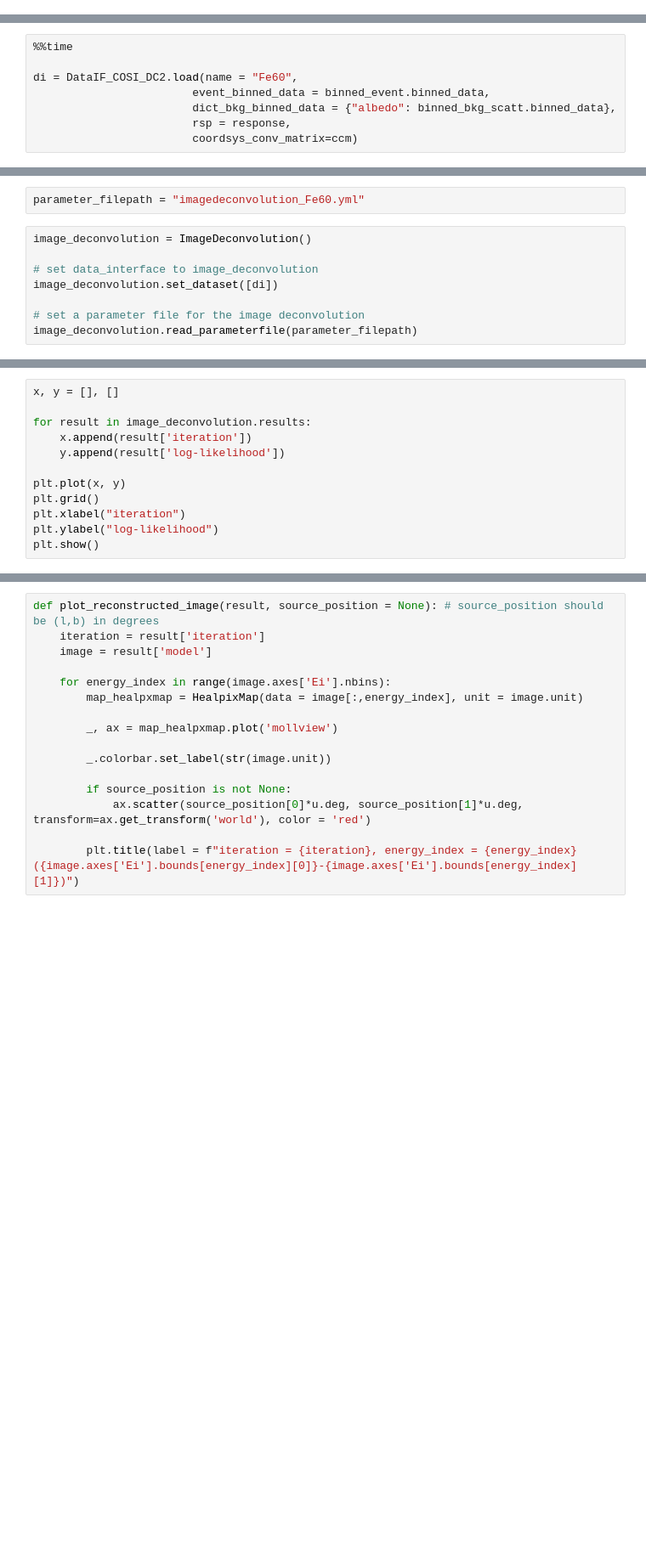
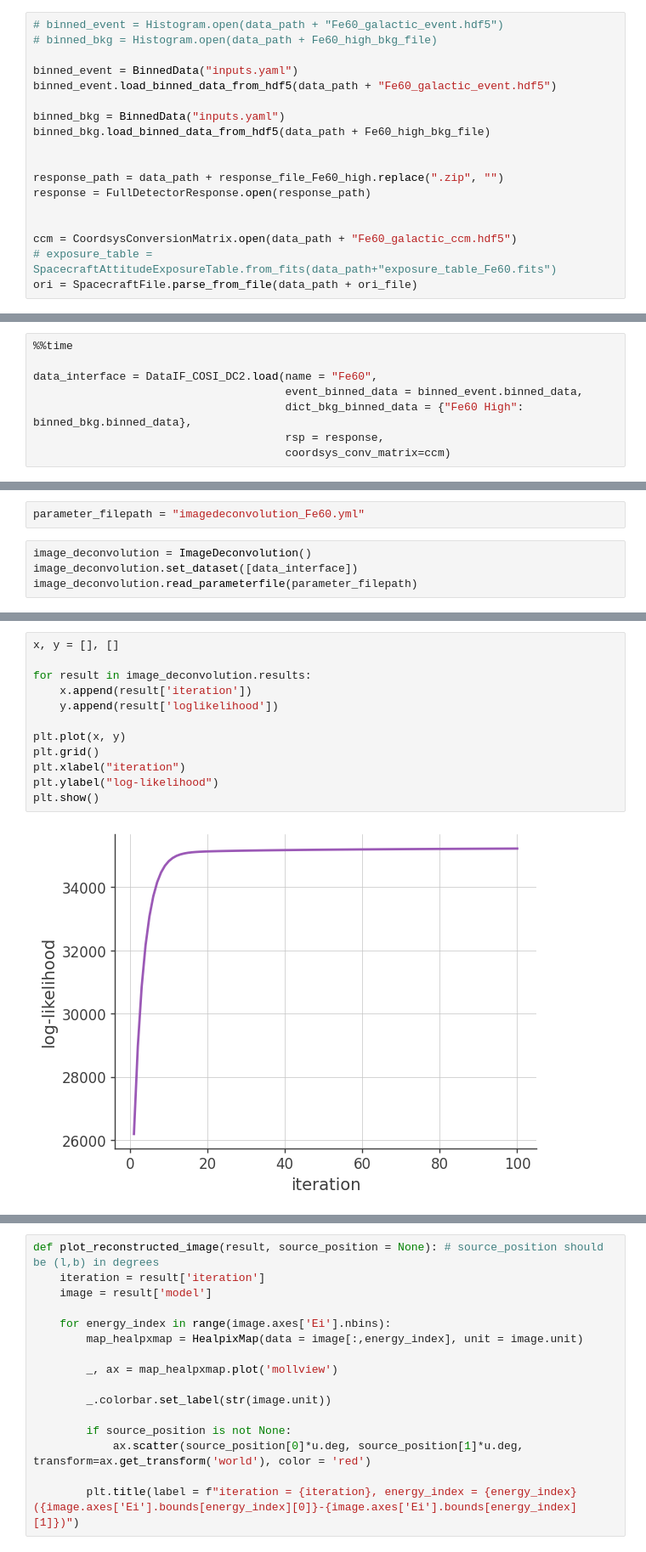
Before and after one commit to RiceKon/cosipy, a Jupyter notebook: docs/tutorials/60Fe/testing/testing.ipynb, the cells around one changed output, grey strips where cells are left out. Shown at 85% size. Saved outputs shown, nothing was run; the diff lists cells and outputs as text; blank space fills up the shorter version.

Commit message:
successfuly created plot

```diff
--- a/docs/tutorials/60Fe/testing/testing.ipynb
+++ b/docs/tutorials/60Fe/testing/testing.ipynb
@@ -420,0 +163,18 @@ binned_bkg_scatt.load_binned_data_from_hdf5(data_path + "60Fe_scatt_bkg.hdf5")
+# %%
+# binned_event = Histogram.open(data_path + "Fe60_galactic_event.hdf5")
+# binned_bkg = Histogram.open(data_path + Fe60_high_bkg_file)
+
+binned_event = BinnedData("inputs.yaml")
+binned_event.load_binned_data_from_hdf5(data_path + "Fe60_galactic_event.hdf5")
+
+binned_bkg = BinnedData("inputs.yaml")
+binned_bkg.load_binned_data_from_hdf5(data_path + Fe60_high_bkg_file)
+
+
+response_path = data_path + response_file_Fe60_high.replace(".zip", "")
+response = FullDetectorResponse.open(response_path)
+
+
+ccm = CoordsysConversionMatrix.open(data_path + "Fe60_galactic_ccm.hdf5")
+# exposure_table = SpacecraftAttitudeExposureTable.from_fits(data_path+"exposure_table_Fe60.fits")
+ori = SpacecraftFile.parse_from_file(data_path + ori_file)
@@ -421,9 +195,9 @@ binned_bkg_scatt.load_binned_data_from_hdf5(data_path + "60Fe_scatt_bkg.hdf5")
 # %%
 %%time
 
-di = DataIF_COSI_DC2.load(name = "Fe60",
-                        event_binned_data = binned_event.binned_data,
-                        dict_bkg_binned_data = {"albedo": binned_bkg_scatt.binned_data},
-                        rsp = response,
-                        coordsys_conv_matrix=ccm)
+data_interface = DataIF_COSI_DC2.load(name = "Fe60",
+                                      event_binned_data = binned_event.binned_data,
+                                      dict_bkg_binned_data = {"Fe60 High": binned_bkg.binned_data},
+                                      rsp = response,
+                                      coordsys_conv_matrix=ccm)
 # %% [output]
@@ -433,9 +228,5 @@ Wall time: 2min 39s
 parameter_filepath = "imagedeconvolution_Fe60.yml"
 # %%
 image_deconvolution = ImageDeconvolution()
-
-# set data_interface to image_deconvolution
-image_deconvolution.set_dataset([di])
-
-# set a parameter file for the image deconvolution
+image_deconvolution.set_dataset([data_interface])
 image_deconvolution.read_parameterfile(parameter_filepath)
@@ -458,15 +350,17 @@ WARNING RuntimeWarning: invalid value encountered in divide
 # %%
 x, y = [], []
 
 for result in image_deconvolution.results:
     x.append(result['iteration'])
-    y.append(result['log-likelihood'])
+    y.append(result['loglikelihood'])
 
 plt.plot(x, y)
 plt.grid()
 plt.xlabel("iteration")
 plt.ylabel("log-likelihood")
 plt.show()
+# %% [output]
+[figure, added]
 # %%
 x, y = [], []
 
```
Also changed, not shown: parts of 46 cells of this notebook.
